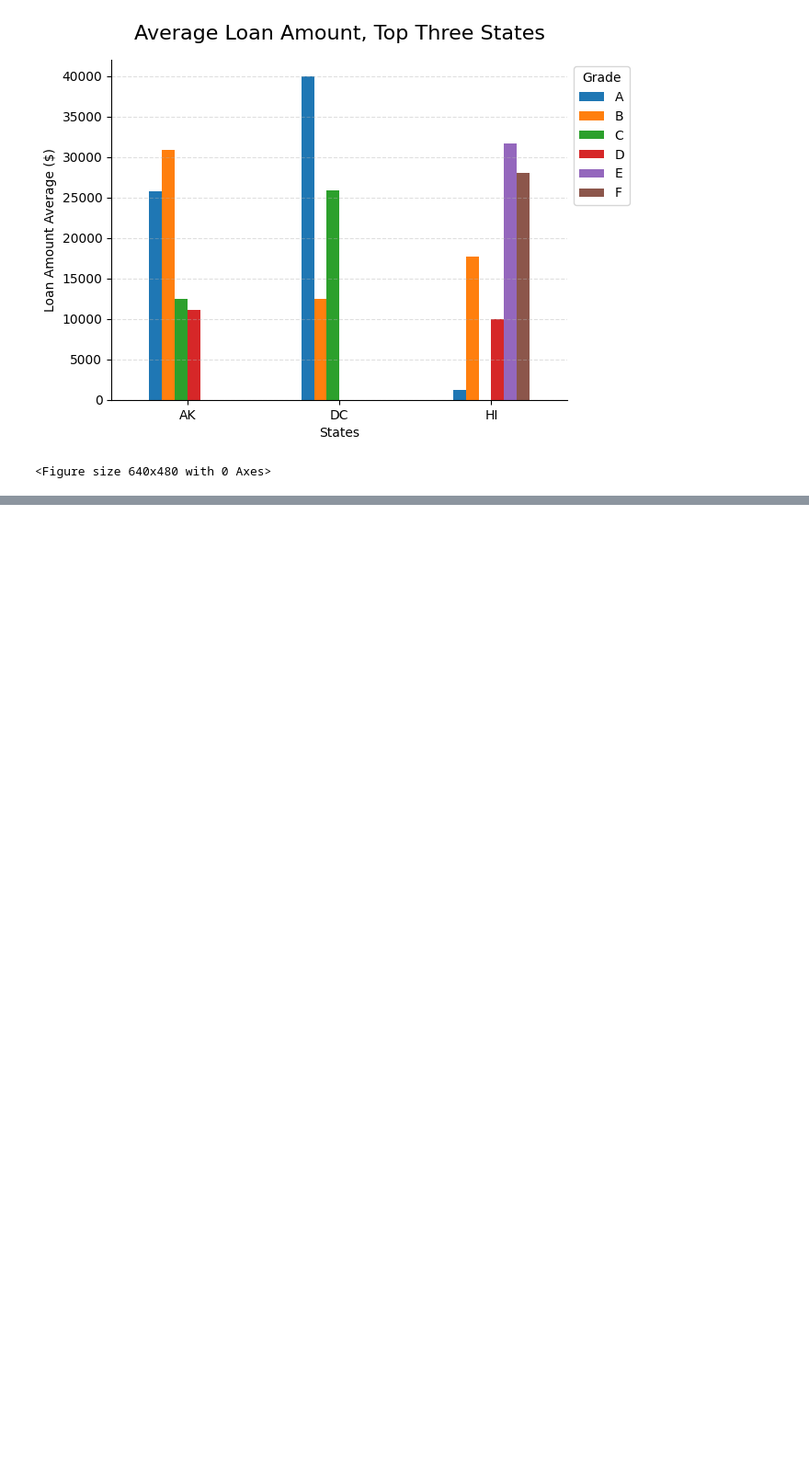
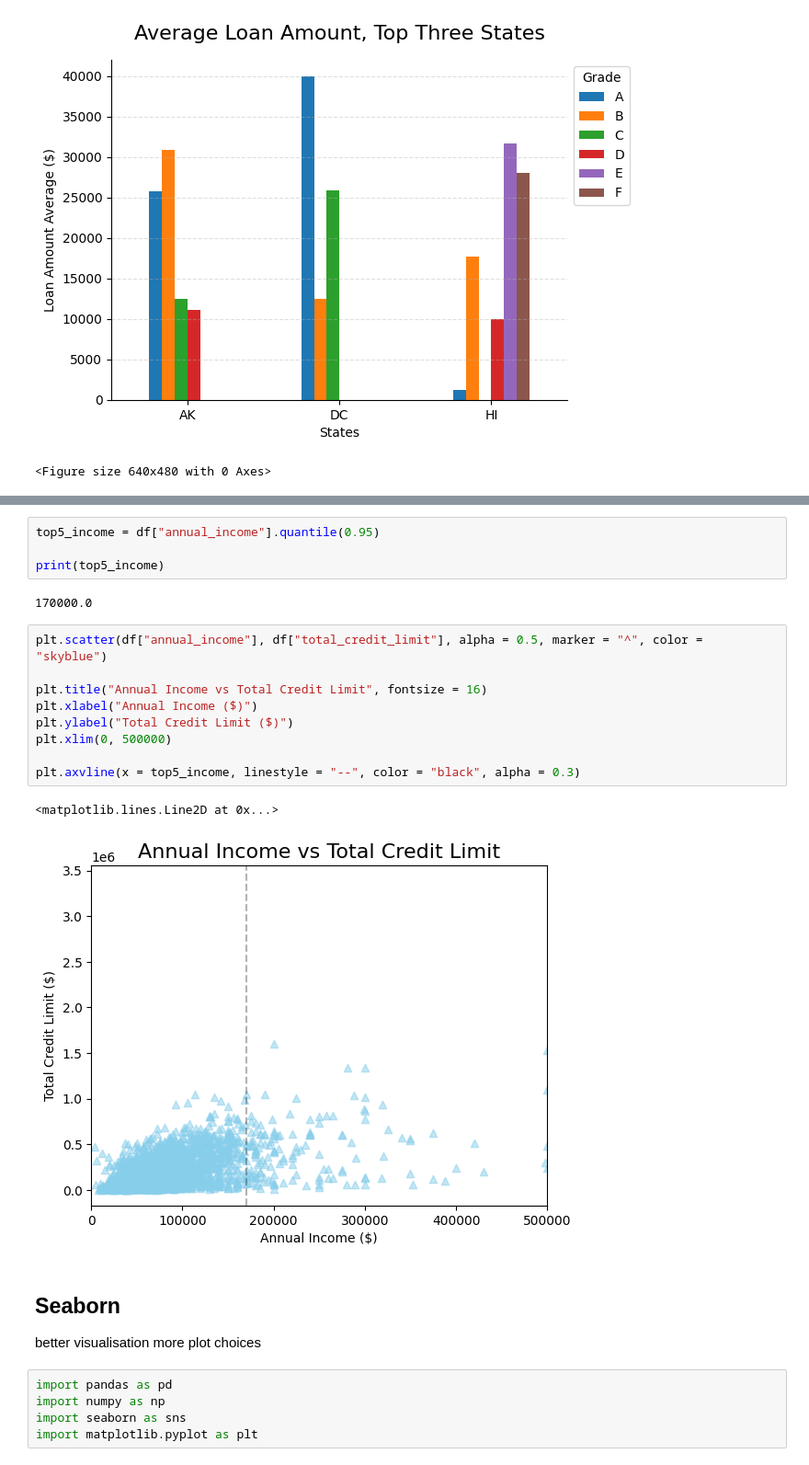
Before and after one commit to xc308/Python_Data_Analysis, a Jupyter notebook: 4_Visulaization.ipynb, the cells around one changed output, grey strips where cells are left out. Shown at 92% size. Drawn from its saved outputs; the diff is of its cells as text; blank space fills up the shorter version.

```diff
--- a/4_Visulaization.ipynb
+++ b/4_Visulaization.ipynb
@@ -201,0 +251,28 @@ plt.savefig("Avg_Loan_by_State_Grade.png")
+# %%
+top5_income = df["annual_income"].quantile(0.95)
+
+print(top5_income)
+# %% [output]
+170000.0
+# %%
+plt.scatter(df["annual_income"], df["total_credit_limit"], alpha = 0.5, marker = "^", color = "skyblue")
+
+plt.title("Annual Income vs Total Credit Limit", fontsize = 16)
+plt.xlabel("Annual Income ($)")
+plt.ylabel("Total Credit Limit ($)")
+plt.xlim(0, 500000)
+
+plt.axvline(x = top5_income, linestyle = "--", color = "black", alpha = 0.3)
+# %% [output]
+<matplotlib.lines.Line2D at 0x...>
+[figure, added]
+# %% [markdown]
+## Seaborn
+
+better visualisation
+more plot choices
+# %%
+import pandas as pd
+import numpy as np
+import seaborn as sns
+import matplotlib.pyplot as plt
```
Also changed, not shown: parts of 22 cells of this notebook.
